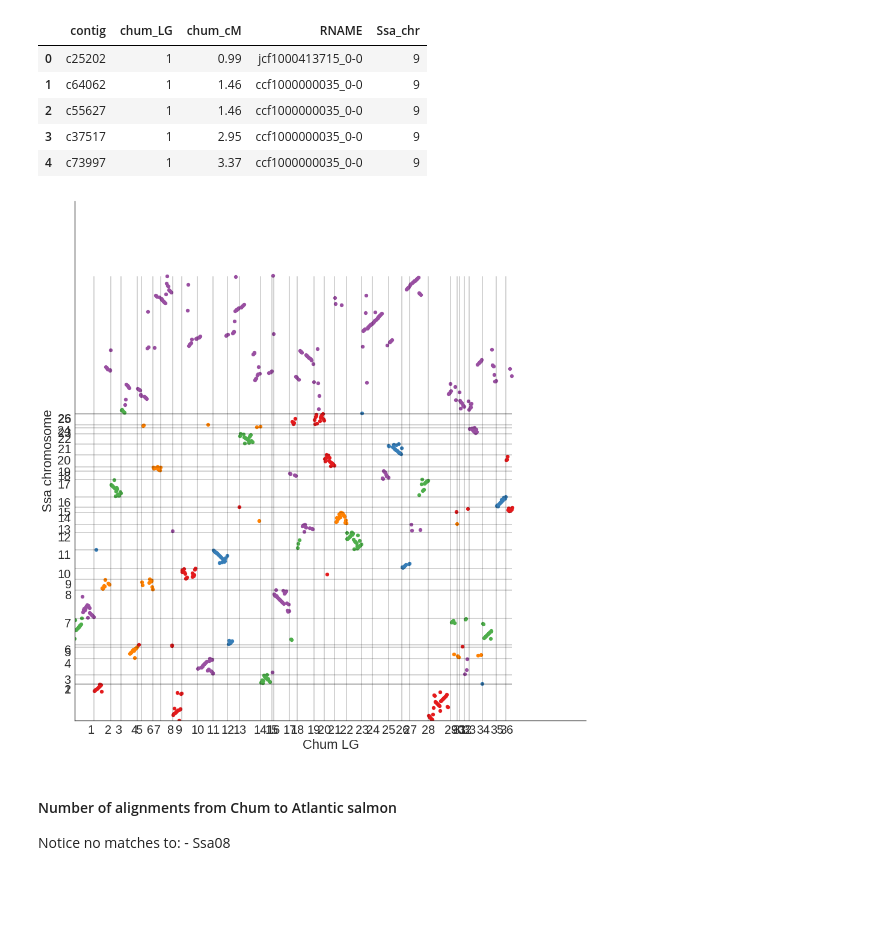
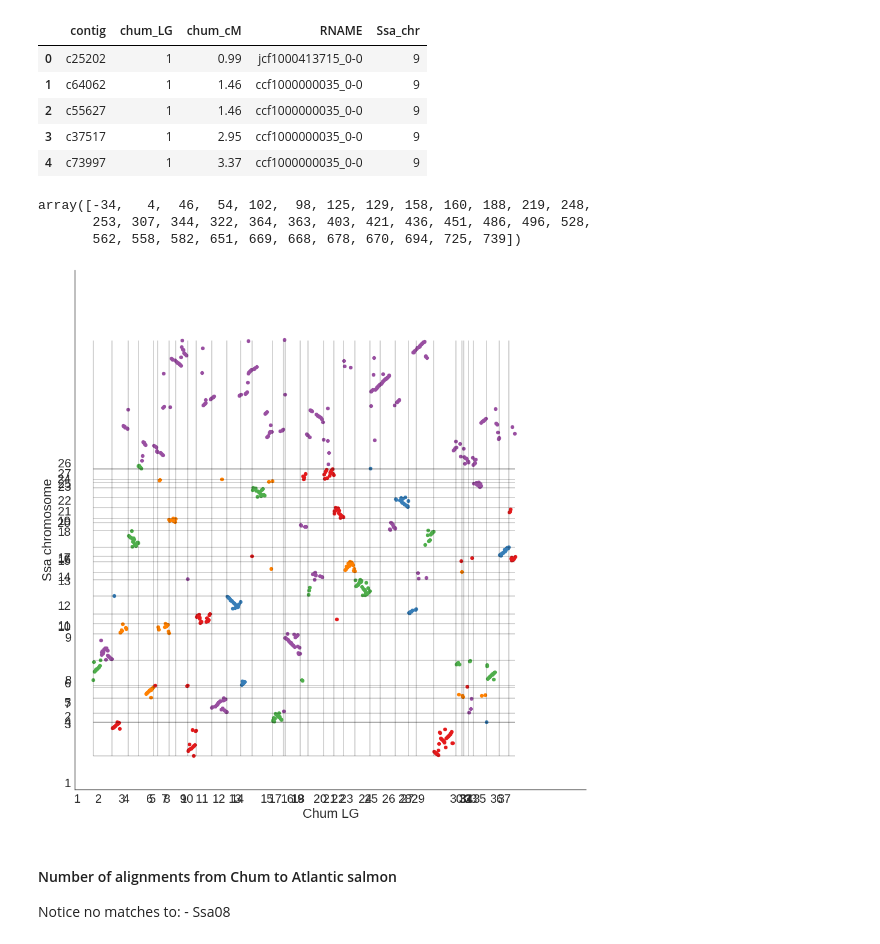
Before and after one commit to rwaples/chum_populations, a Jupyter notebook: align to salmo.ipynb, the cells around one changed output. Cells and saved outputs as stored; diff of their text form; code cells hidden in the pictures; blank space fills up the shorter version.

```diff
--- a/align to salmo.ipynb
+++ b/align to salmo.ipynb
@@ -276,20 +276,36 @@ xx['Ots_pos'] = [ee for ee in range(len(yy))]
 # %%
 xx_breaks = np.where(np.diff(xx.sort(columns = ['chum_LG', 'chum_cM'])['chum_LG'])==1)
 yy_breaks = np.where(np.diff(xx.sort(columns = ['Ssa_chr'])['Ssa_chr'])==1)
+
+xx_breaks = np.insert(xx_breaks, 0, 0)
+yy_breaks = np.insert(yy_breaks, 0, 0)
+
+xx_label_pos = xx_breaks + np.append(np.diff(xx_breaks),20)
+yy_label_pos = yy_breaks + np.append(np.diff(yy_breaks),20)
+
+yy_label_pos
+xx_label_pos
+# %% [output]
+array([-34,   4,  46,  54, 102,  98, 125, 129, 158, 160, 188, 219, 248,
+       253, 307, 344, 322, 364, 363, 403, 421, 436, 451, 486, 496, 528,
+       562, 558, 582, 651, 669, 668, 678, 670, 694, 725, 739])
 # %%
 sns.lmplot('chum_pos', 'Ots_pos', data = xx, fit_reg = False, hue = 'Ssa_chr', legend = False,
            palette=sns.color_palette("Set1", 5), size = 13, scatter_kws = {'alpha':1, 's':40})
 plt.xlim(0); plt.ylim(0)
 np.diff(xx.sort(columns = ['chum_LG', 'chum_cM'])['chum_LG'])
 plt.vlines(xx_breaks, ymin = 0, ymax = 770, alpha = .2)
 plt.hlines(yy_breaks, xmin = 0, xmax = 770, alpha = .2)
-plt.xticks([x-10 for x in xx_breaks[0]], range(1,38), horizontalalignment = 'left')
-plt.yticks([x-10 for x in yy_breaks[0]], range(1,38))
+#plt.xticks([x-10 for x in xx_breaks[0]], range(1,38), horizontalalignment = 'left')
+#plt.yticks([x for x in yy_breaks[0]], range(1,38), verticalalignment = 'bottom')
+plt.xticks(xx_label_pos, range(1,38), horizontalalignment = 'left')
+plt.yticks(yy_label_pos, range(1,38), verticalalignment = 'bottom')
+
 plt.xlabel('Chum LG')
 plt.ylabel('Ssa chromosome')
 plt.show()
 # %% [output]
-[figure, old version]
+[figure, new version]
 # %% [markdown]
 #### Number of alignments from Chum to Atlantic salmon
 Notice no matches to:
```
Also changed, not shown: 9 other files.
